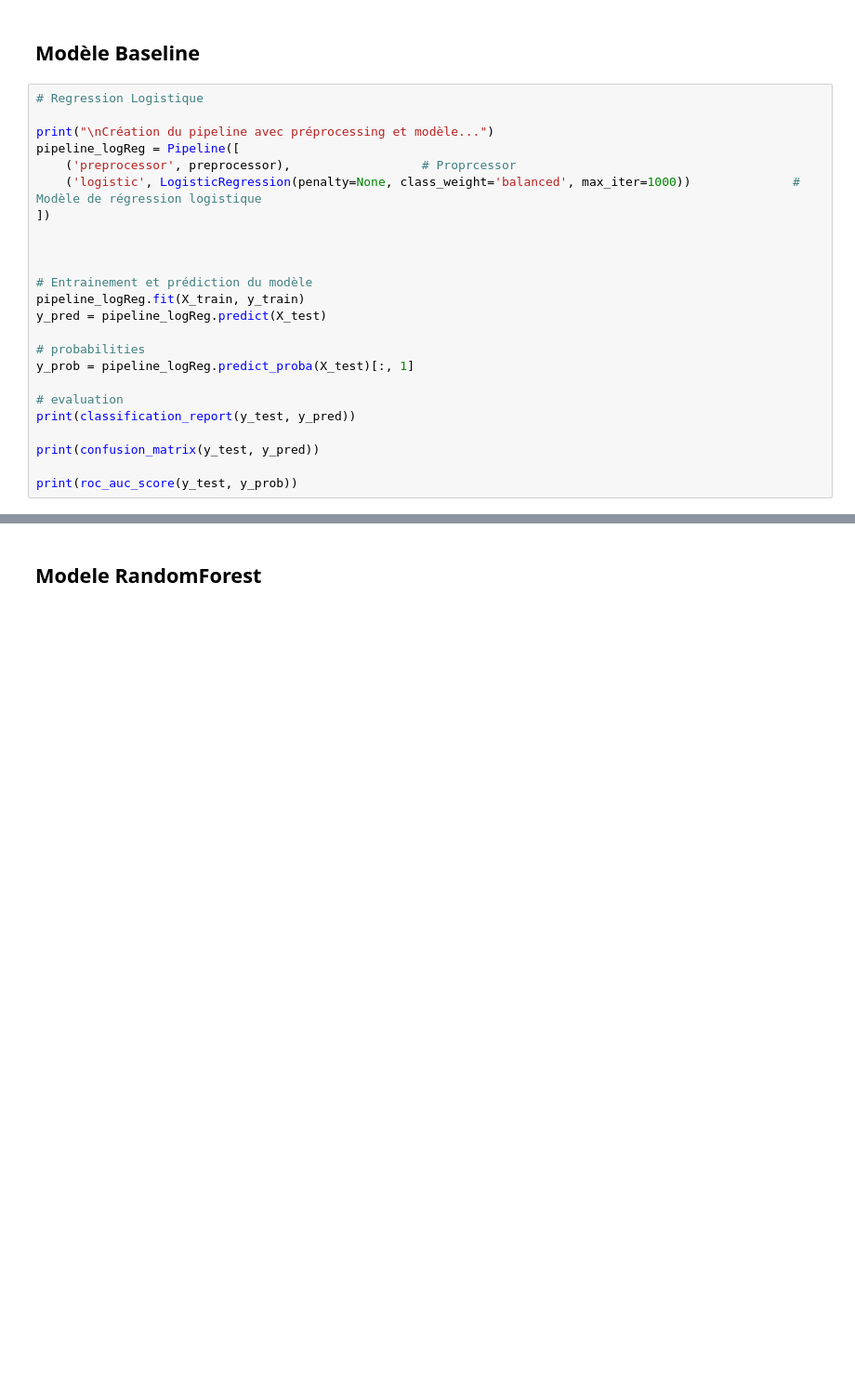
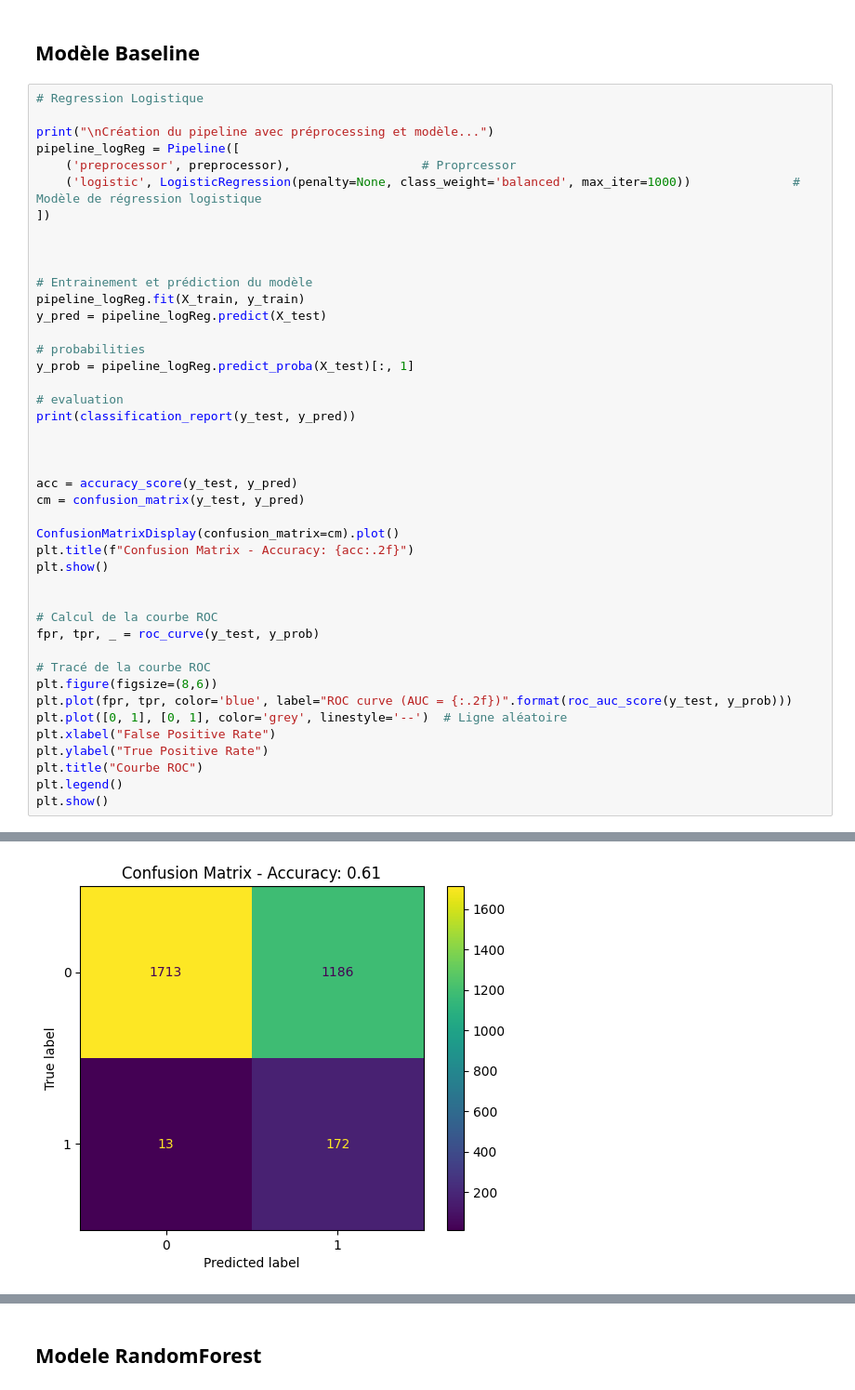
Before and after one commit to djamaliAliBahaBakar/insurance-fraud-detection, a Jupyter notebook: Projet_End_To_End_ML.ipynb, the cells around one changed output, grey strips where cells are left out. Shown at 93% size. Saved outputs shown, nothing was run; the diff lists cells and outputs as text; blank space fills up the shorter version.

```diff
--- a/Projet_End_To_End_ML.ipynb
+++ b/Projet_End_To_End_ML.ipynb
@@ -515,9 +518,28 @@ y_prob = pipeline_logReg.predict_proba(X_test)[:, 1]
 # evaluation
 print(classification_report(y_test, y_pred))
 
-print(confusion_matrix(y_test, y_pred))
 
-print(roc_auc_score(y_test, y_prob))
+
+acc = accuracy_score(y_test, y_pred)
+cm = confusion_matrix(y_test, y_pred)
+
+ConfusionMatrixDisplay(confusion_matrix=cm).plot()
+plt.title(f"Confusion Matrix - Accuracy: {acc:.2f}")
+plt.show()
+
+
+# Calcul de la courbe ROC
+fpr, tpr, _ = roc_curve(y_test, y_prob)
+
+# Tracé de la courbe ROC
+plt.figure(figsize=(8,6))
+plt.plot(fpr, tpr, color='blue', label="ROC curve (AUC = {:.2f})".format(roc_auc_score(y_test, y_prob)))
+plt.plot([0, 1], [0, 1], color='grey', linestyle='--')  # Ligne aléatoire
+plt.xlabel("False Positive Rate")
+plt.ylabel("True Positive Rate")
+plt.title("Courbe ROC")
+plt.legend()
+plt.show()
 # %% [output]
 Création du pipeline avec préprocessing et modèle...
               precision    recall  f1-score   support
@@ -534,0 +553 @@ weighted avg       0.94      0.61      0.71      3084
+[figure, added]
```
Also changed, not shown: parts of 6 cells of this notebook, 5 other files.
